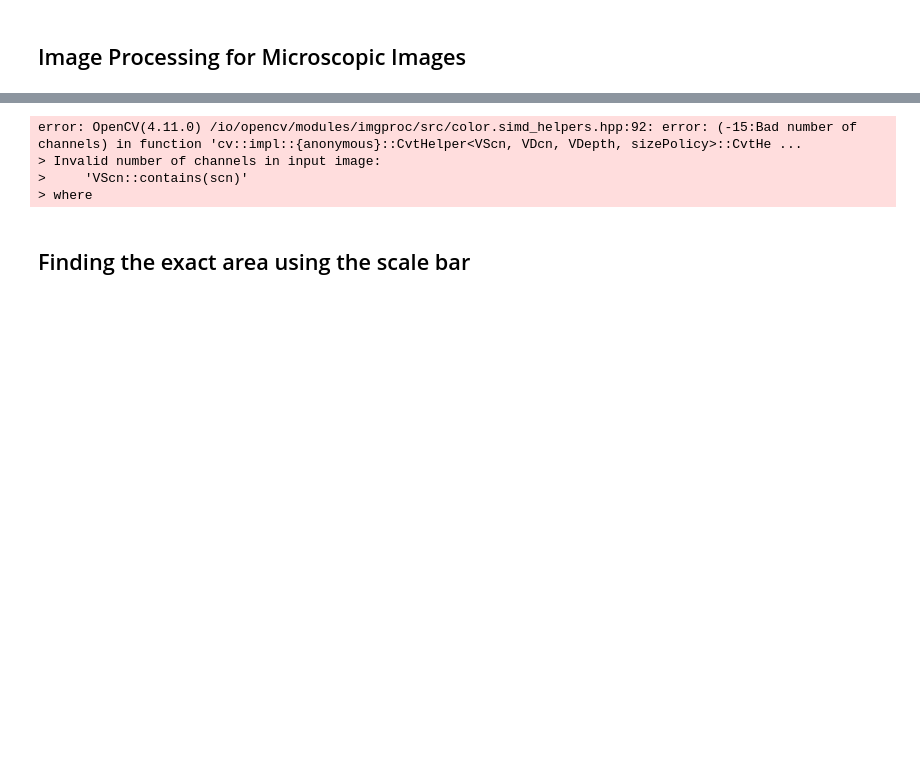
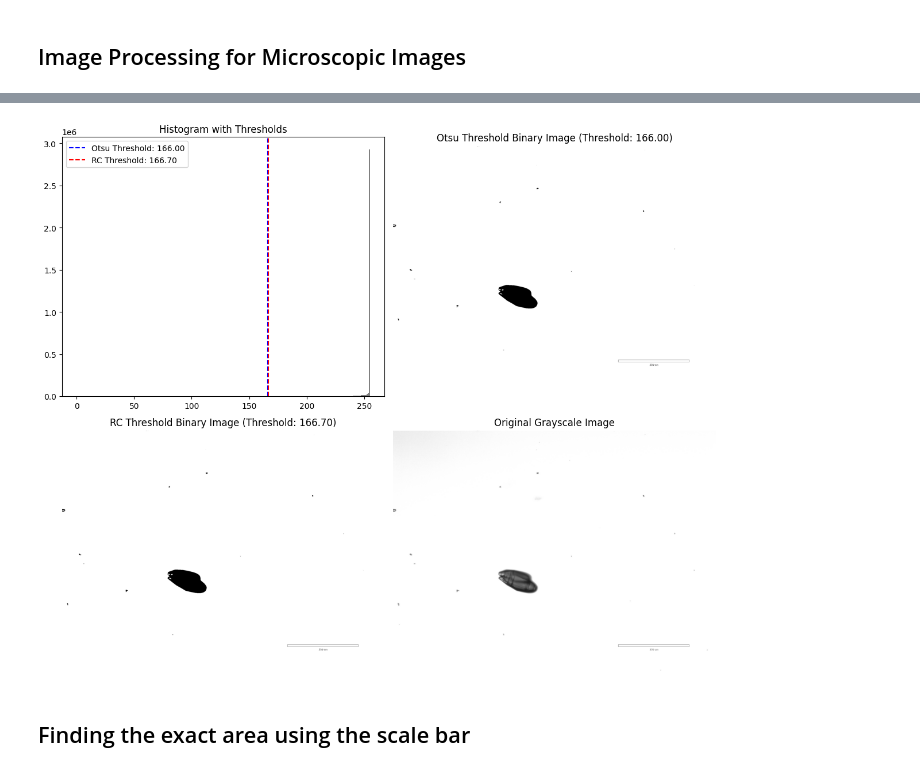
Before and after one commit to uwsunlab/Co-MOF, a Jupyter notebook: MOF_Project_DataAnalysis.ipynb, the cells around one changed output, grey strips where cells are left out. Cells and saved outputs as stored; diff of their text form; code cells hidden in the pictures; blank space fills up the shorter version.

```diff
--- a/MOF_Project_DataAnalysis.ipynb
+++ b/MOF_Project_DataAnalysis.ipynb
@@ -8,30 +19,24 @@
 # %%
-from co_mof import grayscale_image, apply_otsu_thresholding, apply_rc_thresholding, display_binary_images_with_histogram
-from PIL import Image
-import cv2
+from co_mof import load_rgb_image, grayscale_image, apply_otsu_thresholding, apply_rc_thresholding, display_binary_images_with_histogram
 
 # TODO: use config
 image_path = 'dataset/assets/images/EXP8(SolventVolumes-II-PipetteRepeat)/EXP8COND11II/EXP8_EVOS_20X_001.tif'
 
 # Load and preprocess the image
-image = Image.open(image_path)
-# image = cv2.imread(image_path)
+image = load_rgb_image(image_path)
 image_gray = grayscale_image(image)
 
 # Apply Mahotas Otsu thresholding
-otsu_thresh, bin_otsu = apply_otsu_thresholding(image_gray)  # TODO: delete otsu
+otsu_thresh, otsu_mask = apply_otsu_thresholding(image_gray)  # TODO: delete otsu
 # Apply Mahotas RC thresholding
-rc_thresh, bin_rc = apply_rc_thresholding(image_gray)
+rc_thresh, rc_mask = apply_rc_thresholding(image_gray)
 
 # TODO: we calculate bin_otsu and bin_rc, but only use bin_rc again. Why do we need bin_otsu?
 
 # Display the results  # TODO: markdown explanation of why this figure is important
-display_binary_images_with_histogram(image_gray, otsu_thresh, bin_otsu, rc_thresh, bin_rc)
+display_binary_images_with_histogram(image_gray, otsu_thresh, otsu_mask, rc_thresh, rc_mask)
 # %% [output]
-error: OpenCV(4.11.0) /io/opencv/modules/imgproc/src/color.simd_helpers.hpp:92: error: (-15:Bad number of channels) in function 'cv::impl::{anonymous}::CvtHelper<VScn, VDcn, VDepth, sizePolicy>::CvtHe ...
-> Invalid number of channels in input image:
->     'VScn::contains(scn)'
-> where
+[figure, added]
 # %% [markdown]
 ## Finding the exact area using the scale bar
 # %%
```
Also changed, not shown: parts of 7 cells of this notebook, 1 other file.
